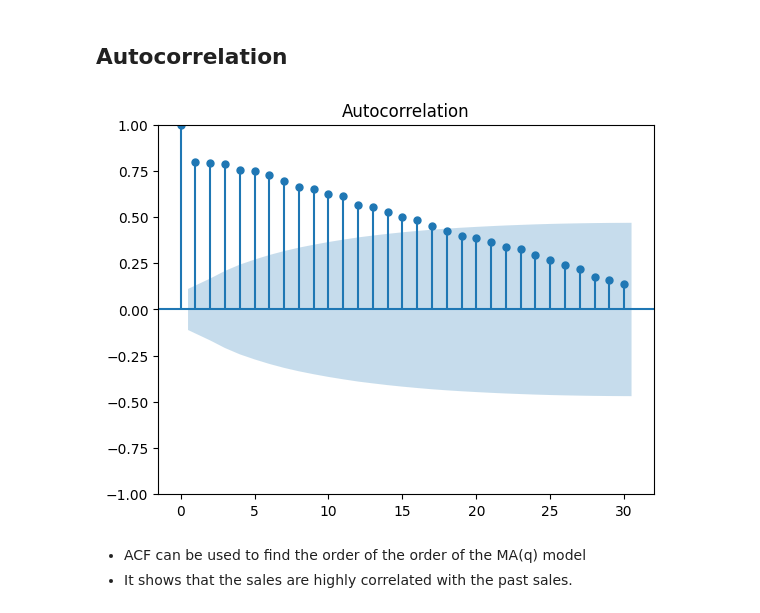
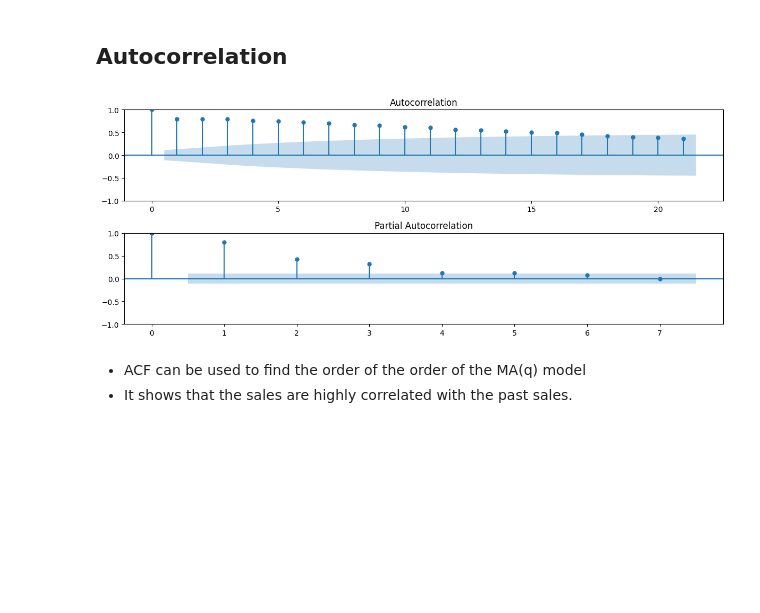
Before and after one commit to AllDataers/SalesPredictionGroupe4, a Jupyter notebook: notebooks/ml_prediction.ipynb, the cells around one changed output. Cells and saved outputs as stored; diff of their text form; code cells hidden in the pictures; blank space fills up the shorter version.

```diff
--- a/notebooks/ml_prediction.ipynb
+++ b/notebooks/ml_prediction.ipynb
@@ -61,13 +64,20 @@ result.seasonal.loc["2019-01-01":"2019-02"].plot()
 - With a period of 14 days.
 # %% [markdown]
 ## Autocorrelation
-# %%
-from statsmodels.graphics.tsaplots import plot_acf
-
-plot_acf(X_train, lags=30, alpha=0.05)
-plt.show()
-# %% [output]
-[figure, removed]
+# %%
+from statsmodels.graphics.tsaplots import plot_acf
+from statsmodels.graphics.tsaplots import plot_pacf
+fig, ax = plt.subplots(2, 1, figsize=plt.figaspect(.4))
+plot_acf(X_train, lags=21, alpha=0.05, ax=ax[0])
+plot_pacf(X_train, lags=7,
+          alpha=0.05,
+          ax=ax[1],
+          method='ols'
+          )
+plt.tight_layout()
+plt.show()
+# %% [output]
+[figure, added]
 # %% [markdown]
 - ACF can be used to find the order of the order of the MA(q) model
 - It shows that the sales are highly correlated with the past sales.
```
Also changed, not shown: parts of 13 cells of this notebook, 6 other files.
